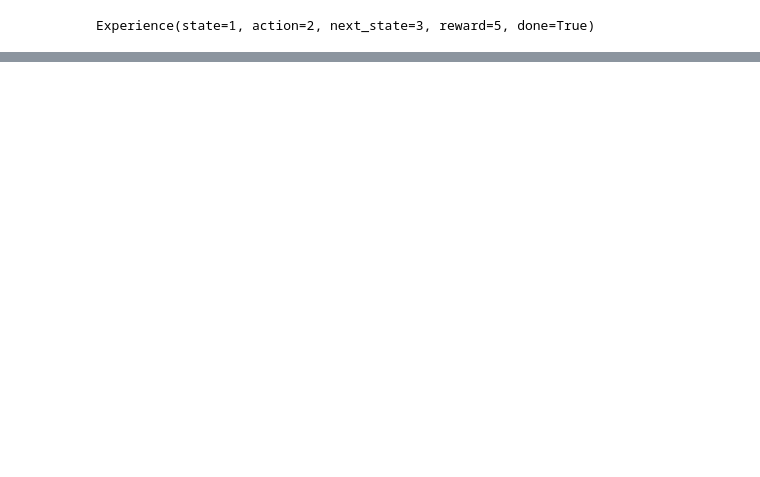
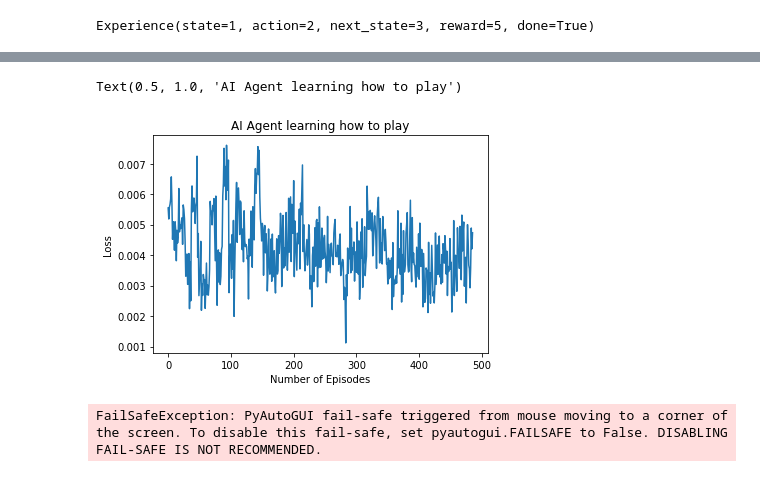
Before and after one commit to HarshitBSharma/AIPlaysDino, a Jupyter notebook: DinoDQN.ipynb, the cells around one changed output, grey strips where cells are left out. Saved outputs shown, nothing was run; the diff lists cells and outputs as text; code cells hidden in the pictures; blank space fills up the shorter version.

Commit message:
Added test mode and Saved model weights

```diff
--- a/DinoDQN.ipynb
+++ b/DinoDQN.ipynb
@@ -487,0 +565,9 @@ rewards[1]
+# %%
+fig = plt.figure()
+plt.plot( [i for i in range(len(agent_loss))], agent_loss)
+plt.xlabel('Number of Episodes')
+plt.ylabel('Loss')
+plt.title('AI Agent learning how to play')
+# %% [output]
+Text(0.5, 1.0, 'AI Agent learning how to play')
+[figure, added]
@@ -487,0 +592,4 @@ rewards[1]
+# %%
+test(target_net, optimizer, './/saved_model/model_initial.pt', device)
+# %% [output]
+FailSafeException: PyAutoGUI fail-safe triggered from mouse moving to a corner of the screen. To disable this fail-safe, set pyautogui.FAILSAFE to False. DISABLING FAIL-SAFE IS NOT RECOMMENDED.
```
Also changed, not shown: parts of 14 cells of this notebook, 3 other files.
